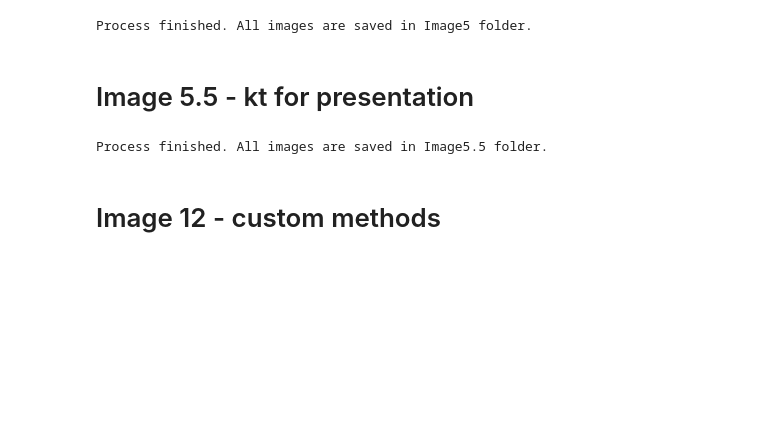
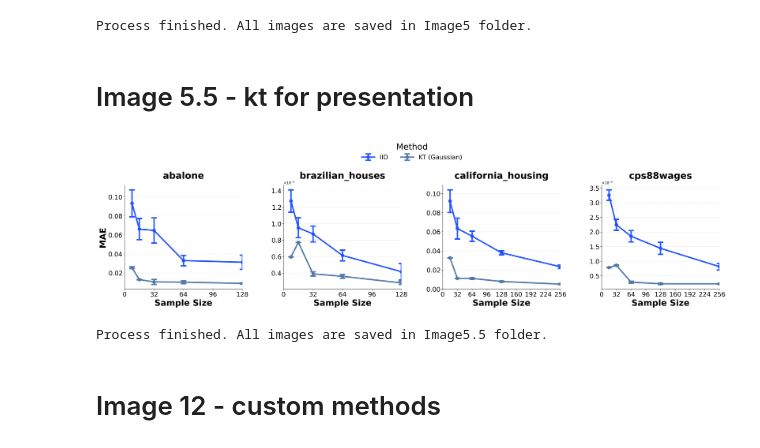
Before and after one commit to kateqwerty001/bsc-compress-then-explain, a Jupyter notebook: visualizations/Figure1-5,12,25.ipynb, the cells around one changed output. Cells and saved outputs as stored; diff of their text form; code cells hidden in the pictures; blank space fills up the shorter version.

```diff
--- a/visualizations/Figure1-5,12,25.ipynb
+++ b/visualizations/Figure1-5,12,25.ipynb
@@ -856,13 +856,13 @@ import os
 from math import ceil
 from matplotlib.ticker import ScalarFormatter
 from matplotlib.lines import Line2D
-
+from matplotlib.ticker import MultipleLocator
 # NIE ustawiaj seaborn theme, jeśli chcesz styl jak w przykładzie 2
 # sns.set_theme(style="whitegrid")  # <-- usuń / zakomentuj
 
-all_explainers = ["expected_gradients", "shap_kernel", "sage_permutation", "shapiq_kernel"]
+all_explainers = ["shap_kernel"]
 all_metrics = ["mae"]
-all_models = ['nn', 'xgboost']
+all_models = ['nn']
 all_legend_methods = ["iid", "kt_gaussian"]
 
 base_dir = "Image5.5"
@@ -874,7 +874,7 @@ method_colors = {
 }
 method_labels = {
     "iid": "IID",
-    "kt_gaussian": "Kernel Thinning",
+    "kt_gaussian": "KT (Gaussian)",
 }
 
 
@@ -916,7 +916,7 @@ for model_name in all_models:
             n_rows = ceil(len(available_datasets) / n_cols)
 
             # styl jak w przykładzie 2: wyższe dpi, bardziej "paper"
-            fig, axes = plt.subplots(n_rows, n_cols, figsize=(28, 8 * n_rows), dpi=300)
+            fig, axes = plt.subplots(n_rows, n_cols, figsize=(25, 6), dpi=300)
             axes = np.atleast_1d(axes).flatten()
 
             legend_labels = []
@@ -955,10 +955,10 @@ for model_name in all_models:
                         fmt='o-',
                         label=method,
                         color=color,
-                        markersize=7,
-                        capsize=6,
-                        linewidth=2,
-                        capthick=2,
+                        markersize=9,
+                        capsize=8,
+                        linewidth=4,
+                        capthick=4,
                         alpha=0.95
                     )
 
@@ -974,9 +974,17 @@ for model_name in all_models:
                 ax.xaxis.set_major_formatter(ScalarFormatter())
                 ax.ticklabel_format(axis='x', style='plain')
 
-                ax.set_title(f'{dataset_name}', fontsize=28, fontweight='bold', pad=18)
-                ax.set_xlabel('Sample Size', fontsize=22, fontweight='bold')
-                ax.set_ylabel(metric.upper(), fontsize=22, fontweight='bold')
+                ax.set_title(f'{dataset_name}', fontsize=26, fontweight='bold', pad=18)
+                ax.xaxis.set_major_locator(MultipleLocator(32))
+                xmin = grouped['size'].min()
+                xmax = grouped['size'].max()
+                ax.set_xlim((xmin // 32) * 32, ((xmax + 31) // 32) * 32)
+                ax.set_xlabel('Sample Size', fontsize=24, fontweight='bold')
+                # ax.set_ylabel(metric.upper(), fontsize=22, fontweight='bold')
+                if idx % n_cols == 0:   # first column
+                    ax.set_ylabel(metric.upper(), fontsize=24, fontweight='bold')
+                else:
+                    ax.set_ylabel("")
 
                 ax.tick_params(axis='both', which='major', labelsize=18)
 
@@ -993,41 +1001,45 @@ for model_name in all_models:
                 axes[i].set_visible(False)
 
             # legenda (możesz zostawić globalną, jak masz)
             sorted_elements = []
             sorted_labels = []
 
             for method in all_legend_methods:
                 if method in legend_labels:
                     j = legend_labels.index(method)
                     sorted_elements.append(legend_elements[j])
                     sorted_labels.append(method_labels.get(method, method))
                 else:
                     color = method_colors.get(method, "black")
                     proxy = Line2D([0], [0], color=color, linewidth=2, marker='o',
-                                   markersize=7, alpha=0.95)
+                                   markersize=8, alpha=0.95)
                     sorted_elements.append(proxy)
                     sorted_labels.append(method_labels.get(method, method))
 
             fig.legend(
                 sorted_elements, sorted_labels,
-                loc='lower center',
+                loc='upper center',
                 ncol=min(len(sorted_labels), 4),
-                bbox_to_anchor=(0.5, -0.05),
+                bbox_to_anchor=(0.5, 1.2),
                 fontsize=18,
                 title="Method",
-                title_fontsize=20,
+                title_fontsize=24,
                 frameon=False
             )
 
-            plt.tight_layout(rect=[0, 0.06, 1, 1])
-            plt.subplots_adjust(hspace=0.6, wspace=0.35)
+            fig.tight_layout(rect=[0, 0.06, 1, 1])
+            fig.subplots_adjust(hspace=0.6, wspace=0.35)
+            plt.show()
+            file_name = f"{explainer_total}_{metric}.pdf"
+            out_path = os.path.join(model_dir, file_name)
 
-            file_name = f"{explainer_total}_{metric}.png"
-            plt.savefig(os.path.join(model_dir, file_name), bbox_inches='tight')
+            fig.savefig(out_path, bbox_inches='tight')   # save FIRST
+            # plt.show()                                 # optional: view interactively
             plt.close(fig)
 
 print("Process finished. All images are saved in Image5.5 folder.")
 # %% [output]
+[figure, added]
 Process finished. All images are saved in Image5.5 folder.
 # %% [markdown]
 # Image 12 - custom methods
```
Also changed, not shown: 5 other files.
